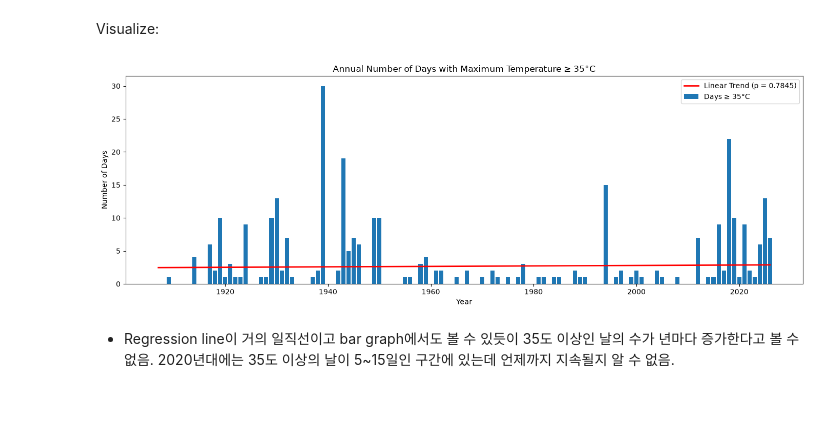
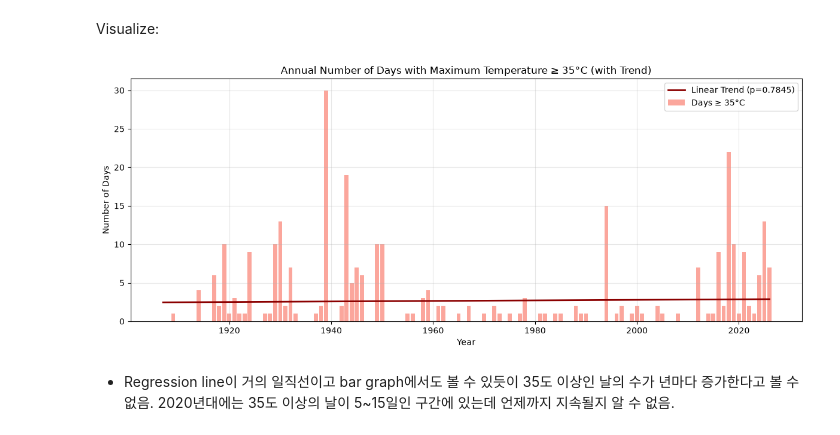
Before and after one commit to freepoincare/time-series-data-analysis, a Jupyter notebook: notebooks/3_trend_analysis.ipynb, the cells around one changed output. Drawn from its saved outputs; the diff is of its cells as text; code cells hidden in the pictures; blank space fills up the shorter version.

```diff
--- a/notebooks/3_trend_analysis.ipynb
+++ b/notebooks/3_trend_analysis.ipynb
@@ -361,16 +437,18 @@ print(annual_over_35.tail())
 # %% [markdown]
 ### 4.1. Linear Regression
 # %%
-slope_35, intercept_35, r_35, p_35, std_35 = stats.linregress(
-    annual_over_35["year"],
-    annual_over_35["days_over_35"]
-)
+reg_df_over_35 = annual_over_35[["year", "days_over_35"]].dropna().sort_values("year")
+
+x_reg_over_35 = reg_df_over_35["year"]
+y_reg_over_35 = reg_df_over_35["days_over_35"]
+
+slope_35, intercept_35, r_35, p_35, std_35 = stats.linregress(x_reg_over_35, y_reg_over_35)
 
 print("Over 35 slope:", slope_35)
 print("Over 35 intercept:", intercept_35)
 print("Over 35 R²:", r_35 ** 2)
 print("Over 35 p-value:", p_35)
-print("Over 35 Standard error:", winter_std)
+print("Over 35 standard error:", std_35)
 print("Over 35 change per 100 years:", slope_35 * 100)
 # %% [output]
 Over 35 slope: 0.0034794728460772386
@@ -384,33 +462,23 @@ Over 35 change per 100 years: 0.34794728460772384
 # %% [markdown]
 Visualize:
 # %%
-trend_35 = (intercept_35 + slope_35 * annual_over_35["year"])
+x_reg_over_35 = reg_df_over_35["year"]
+y_reg_over_35 = reg_df_over_35["days_over_35"]
 
-plt.figure(figsize=(14, 5))
+trend_35 = intercept_35 + slope_35 * x_reg_over_35
 
-plt.bar(
-    annual_over_35["year"],
-    annual_over_35["days_over_35"],
-    label="Days ≥ 35°C"
-)
-
-plt.plot(
-    annual_over_35["year"],
-    trend_35,
-    color="red",
-    linewidth=2,
-    label=f"Linear Trend (p = {p_35:.4g})"
-)
-
+plt.figure(figsize=(12, 5))
+plt.bar(x_reg_over_35, y_reg_over_35, color="salmon", alpha=0.7, label="Days ≥ 35°C")
+plt.plot(x_reg_over_35, trend_35, color="darkred", linewidth=2, label=f"Linear Trend (p={p_35:.4g})")
 plt.xlabel("Year")
 plt.ylabel("Number of Days")
-plt.title("Annual Number of Days with Maximum Temperature ≥ 35°C")
+plt.title("Annual Number of Days with Maximum Temperature ≥ 35°C (with Trend)")
 plt.legend()
-
+plt.grid(True, alpha=0.3)
 plt.tight_layout()
 plt.show()
 # %% [output]
-[figure, old version]
+[figure, new version]
 # %% [markdown]
 * Regression line이 거의 일직선이고 bar graph에서도 볼 수 있듯이 35도 이상인 날의 수가 년마다 증가한다고 볼 수 없음. 2020년대에는 35도 이상의 날이 5~15일인 구간에 있는데 언제까지 지속될지 알 수 없음.
 # %% [markdown]
```
Also changed, not shown: parts of 42 cells of this notebook, 1 other file.
